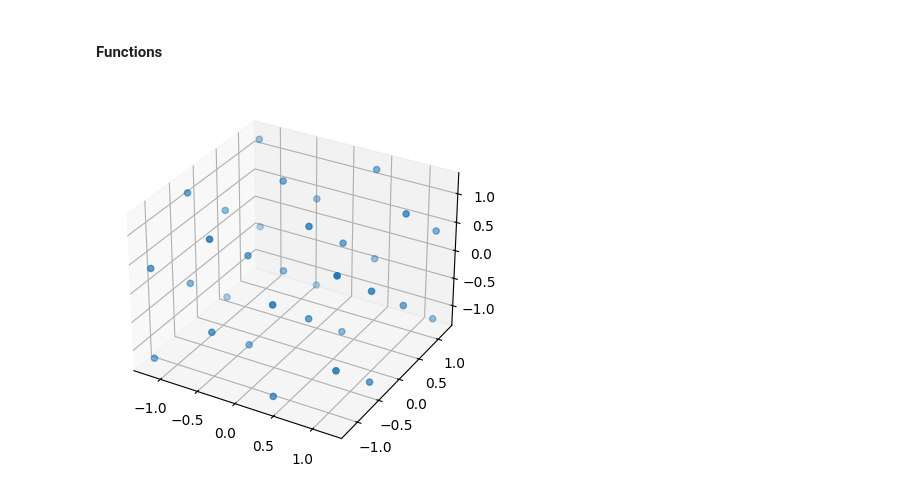
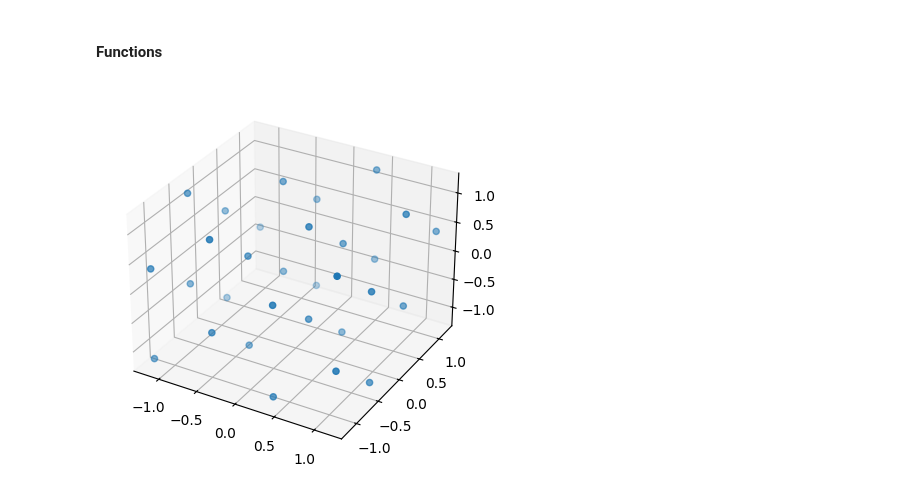
Before and after one commit to carlsoncalvin/MD_project, a Jupyter notebook: MD_calvin.ipynb, the cells around one changed output. Cells and saved outputs as stored; diff of their text form; code cells hidden in the pictures.

```diff
--- a/MD_calvin.ipynb
+++ b/MD_calvin.ipynb
@@ -48,18 +48,18 @@ def init_conf_fcc(num_particles, rho, dtype=np.float32):
     # adjust density and return final arrays
     return conf*scale_factor, sim_box*scale_factor
 # %%
-N = 32
+N = 30
 rho = 1
 
 xyz, box = init_conf_fcc(N, rho)
 fig = plt.figure()
 ax = plt.axes(projection ="3d")
 
 x, y, z = xyz.T
 ax.scatter3D(x,y,z)
 plt.show()
 # %% [output]
-[figure, old version]
+[figure, new version]
 # %%
 def generate_random_velocities(N, T, D=3, dtype=np.float32):
     v = dtype(np.random.normal(0.0, (T)**0.5, (N,D)))    ###### Assuming m=1, ######
```
Also changed, not shown: parts of 3 cells of this notebook.
